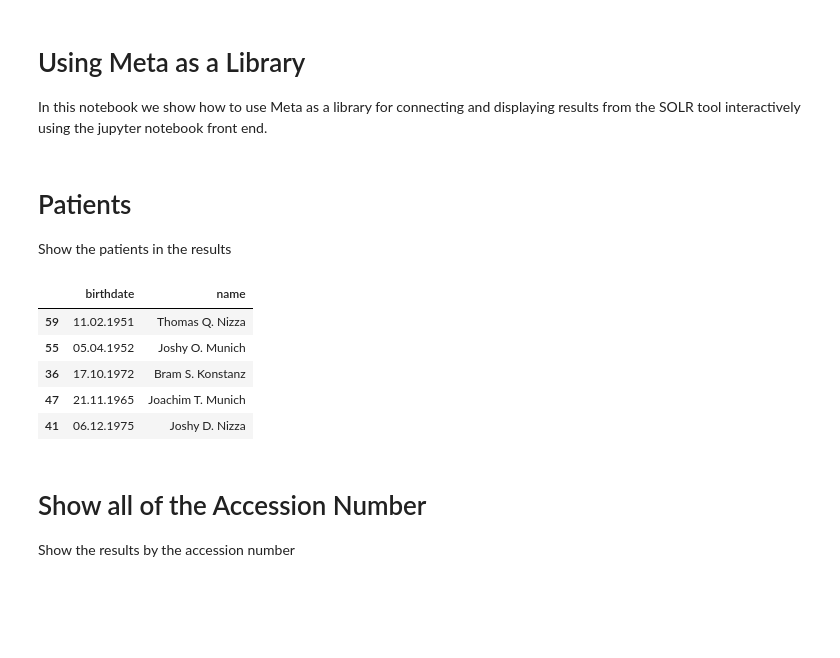
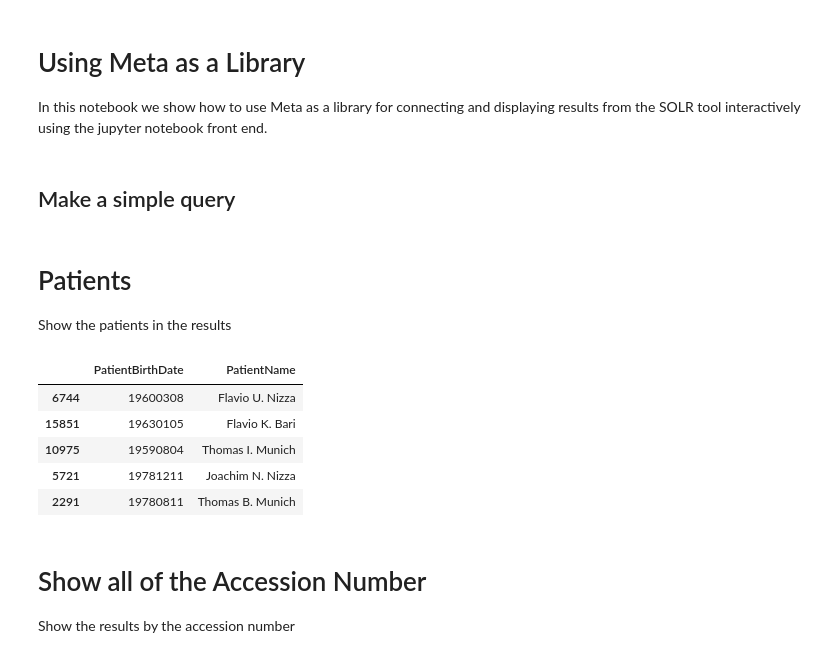
Before and after one commit to joshy/meta, a Jupyter notebook: notebooks/Tutorial.ipynb, the cells around one changed output. Drawn from its saved outputs; the diff is of its cells as text; code cells hidden in the pictures; blank space fills up the shorter version.

```diff
--- a/notebooks/Tutorial.ipynb
+++ b/notebooks/Tutorial.ipynb
@@ -28,0 +12,2 @@ paging = calc(results, params.get('offset', '0'))
+# %% [markdown]
+## Make a simple query
@@ -29,15 +17,15 @@ paging = calc(results, params.get('offset', '0'))
 # %% [markdown]
 # Patients
 Show the patients in the results
-# %%
-pd.DataFrame([cgroup['patient'] for cgroup in docs['groups']]).sample(5)
-# %% [output]
-|  | birthdate | name |
-| 59 | 11.02.1951 | Thomas Q. Nizza |
-| 55 | 05.04.1952 | Joshy O. Munich |
-| 36 | 17.10.1972 | Bram S. Konstanz |
-| 47 | 21.11.1965 | Joachim T. Munich |
-| 41 | 06.12.1975 | Joshy D. Nizza |
+# %%
+df[['PatientBirthDate', 'PatientName']].sample(5)
+# %% [output]
+|  | PatientBirthDate | PatientName |
+| 6744 | 19600308 | Flavio U. Nizza |
+| 15851 | 19630105 | Flavio K. Bari |
+| 10975 | 19590804 | Thomas I. Munich |
+| 5721 | 19781211 | Joachim N. Nizza |
+| 2291 | 19780811 | Thomas B. Munich |
 # %% [markdown]
 # Show all of the Accession Number
 Show the results by the accession number
```
Also changed, not shown: parts of 8 cells of this notebook, 2 other files.
